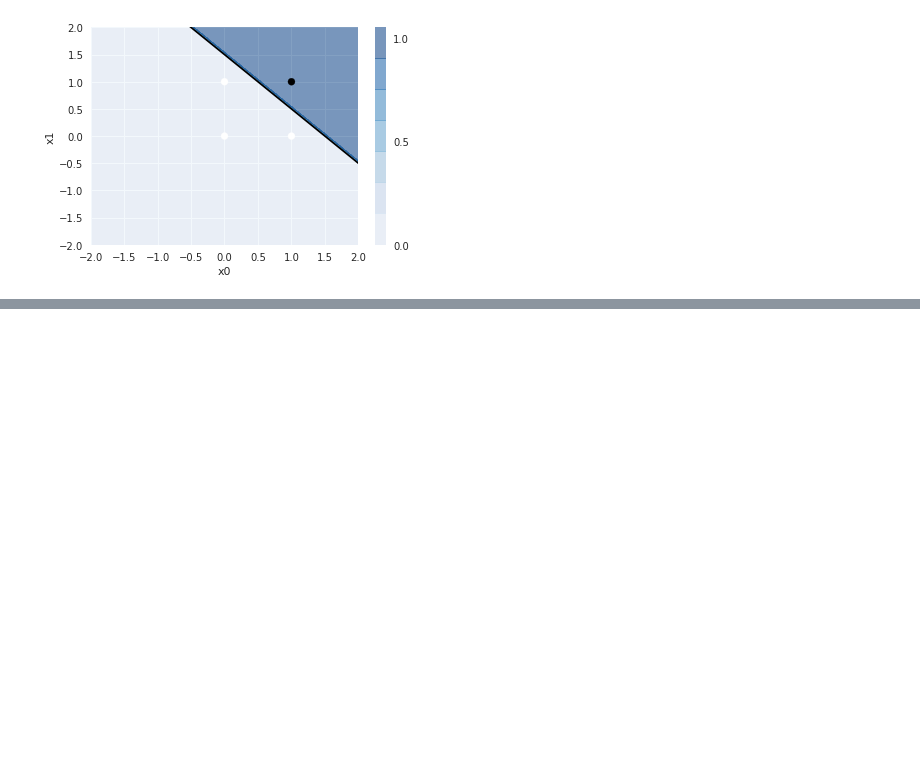
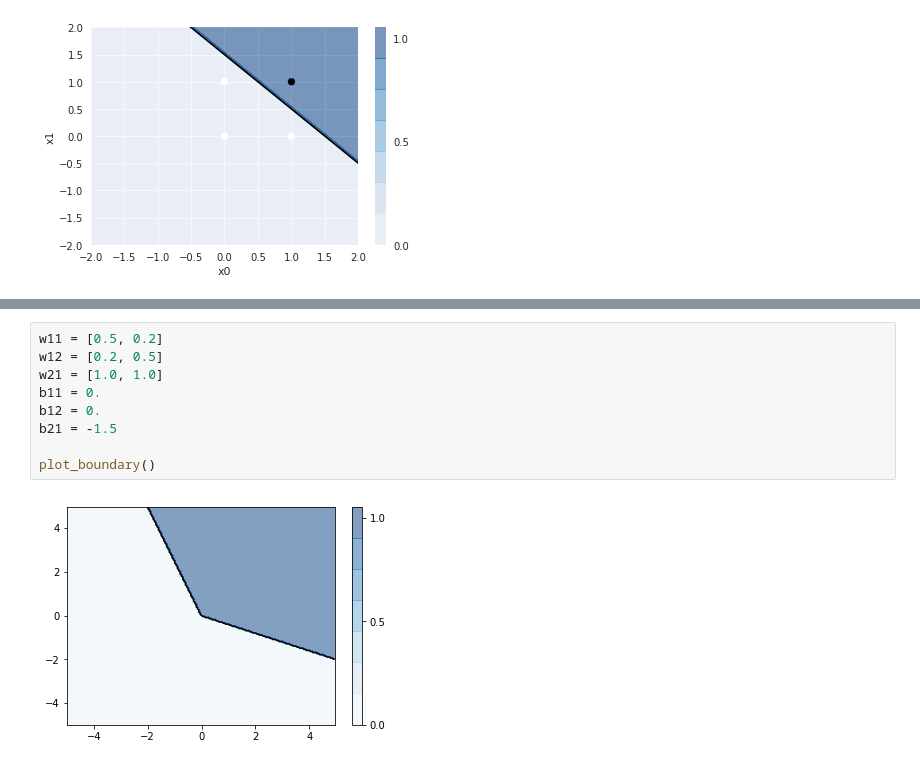
Before and after one commit to kookoowaa/ML_with_GCP, a Jupyter notebook: 07-2 Neural network.ipynb, the cells around one changed output, grey strips where cells are left out. Saved outputs shown, nothing was run; the diff lists cells and outputs as text; blank space fills up the shorter version.

```diff
--- a/07-2 Neural network.ipynb
+++ b/07-2 Neural network.ipynb
@@ -107,0 +147,11 @@ plt.xlim(-2, 2)
+# %%
+w11 = [0.5, 0.2]
+w12 = [0.2, 0.5]
+w21 = [1.0, 1.0]
+b11 = 0.
+b12 = 0.
+b21 = -1.5
+
+plot_boundary()
+# %% [output]
+[figure, added]
```
Also changed, not shown: parts of 11 cells of this notebook.
